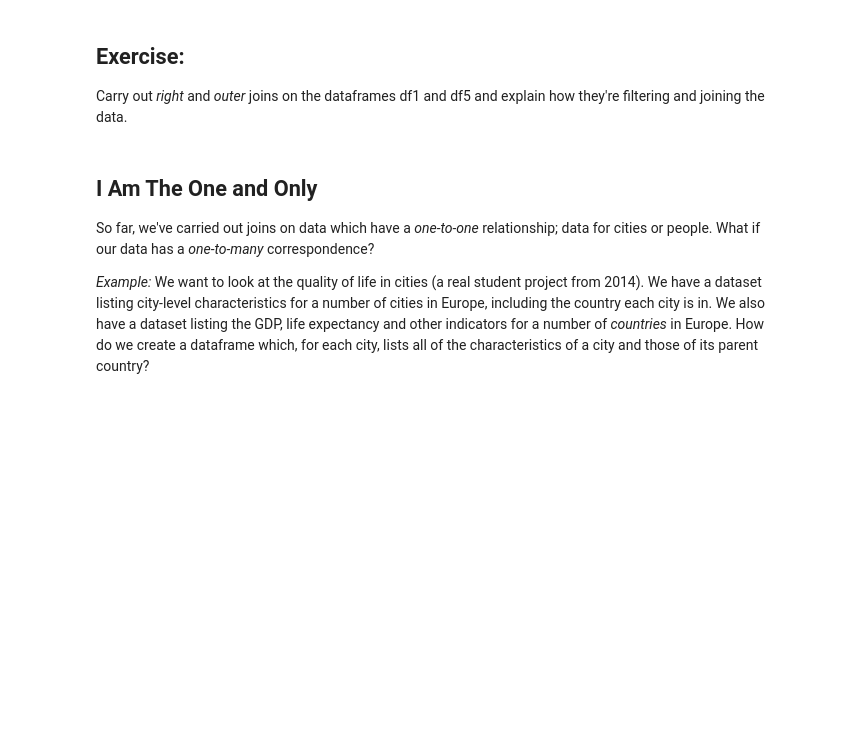
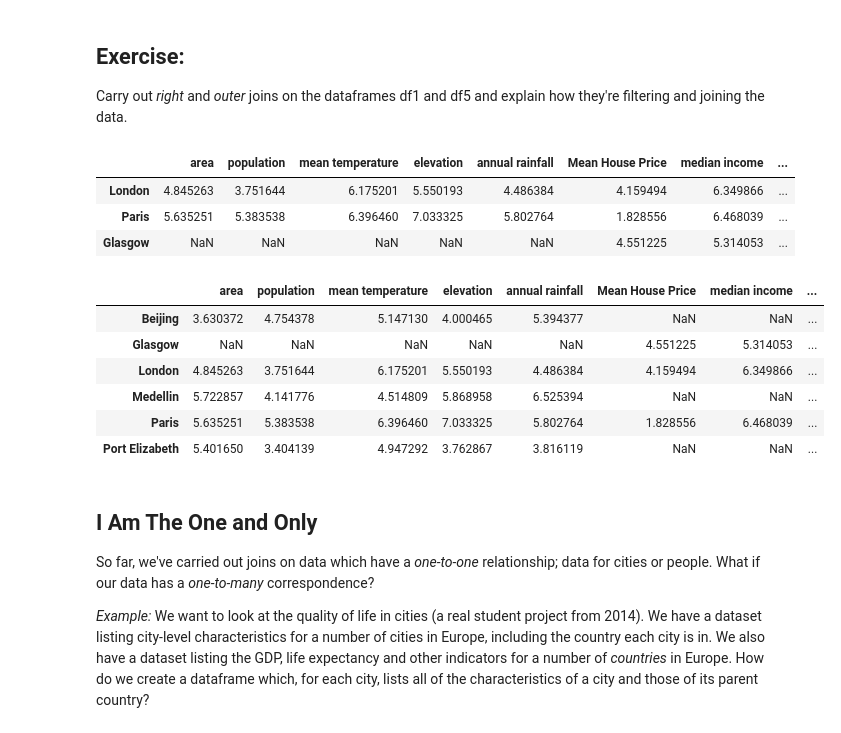
Before and after one commit to jaoshang/QM2, a Jupyter notebook: notebooks/W06. Merging and Joining.ipynb, the cells around one changed output. Drawn from its saved outputs; the diff is of its cells as text; code cells hidden in the pictures; blank space fills up the shorter version.

```diff
--- a/notebooks/W06. Merging and Joining.ipynb
+++ b/notebooks/W06. Merging and Joining.ipynb
@@ -329,6 +331,25 @@ As we see, the missing data appears as **NaN** - Not a Number.
 ## Exercise:
 
 Carry out *right* and *outer* joins on the dataframes df1 and df5 and explain how they're filtering and joining the data.
+# %%
+df_joined = df1.merge(df5, left_index=True, right_index=True, how='right')
+df_joined
+# %% [output]
+|  | area | population | mean temperature | elevation | annual rainfall | Mean House Price | median income | ... |
+| London | 4.845263 | 3.751644 | 6.175201 | 5.550193 | 4.486384 | 4.159494 | 6.349866 | ... |
+| Paris | 5.635251 | 5.383538 | 6.396460 | 7.033325 | 5.802764 | 1.828556 | 6.468039 | ... |
+| Glasgow | NaN | NaN | NaN | NaN | NaN | 4.551225 | 5.314053 | ... |
+# %%
+df_joined = df1.merge(df5, left_index=True, right_index=True, how='outer')
+df_joined
+# %% [output]
+|  | area | population | mean temperature | elevation | annual rainfall | Mean House Price | median income | ... |
+| Beijing | 3.630372 | 4.754378 | 5.147130 | 4.000465 | 5.394377 | NaN | NaN | ... |
+| Glasgow | NaN | NaN | NaN | NaN | NaN | 4.551225 | 5.314053 | ... |
+| London | 4.845263 | 3.751644 | 6.175201 | 5.550193 | 4.486384 | 4.159494 | 6.349866 | ... |
+| Medellin | 5.722857 | 4.141776 | 4.514809 | 5.868958 | 6.525394 | NaN | NaN | ... |
+| Paris | 5.635251 | 5.383538 | 6.396460 | 7.033325 | 5.802764 | 1.828556 | 6.468039 | ... |
+| Port Elizabeth | 5.401650 | 3.404139 | 4.947292 | 3.762867 | 3.816119 | NaN | NaN | ... |
 # %% [markdown]
 ## I Am The One and Only
 
```
Also changed, not shown: parts of 23 cells of this notebook.
